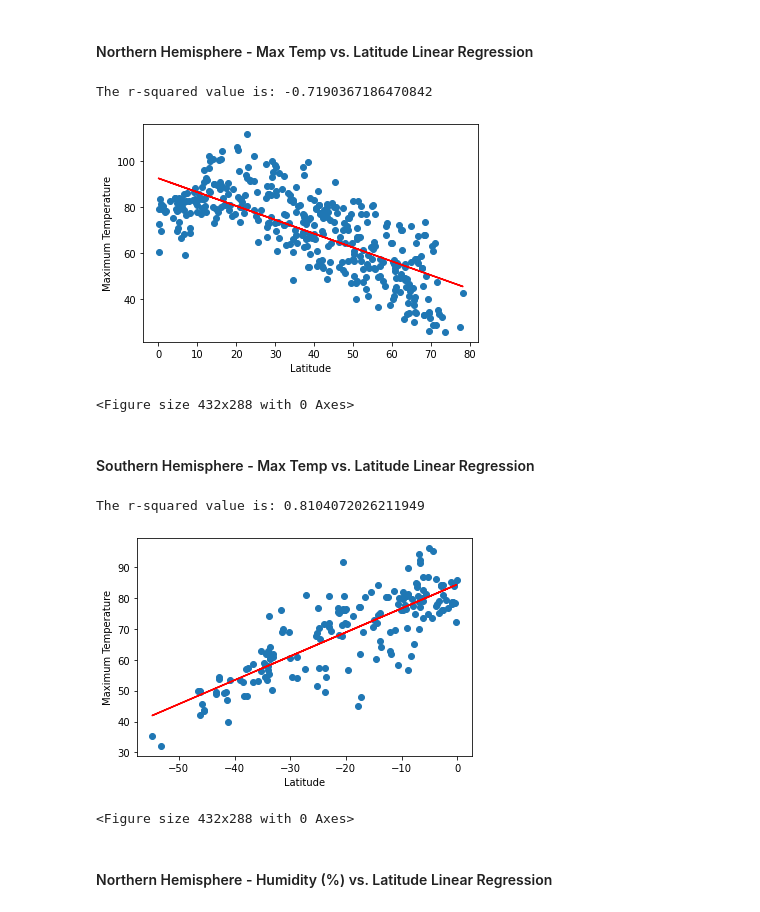
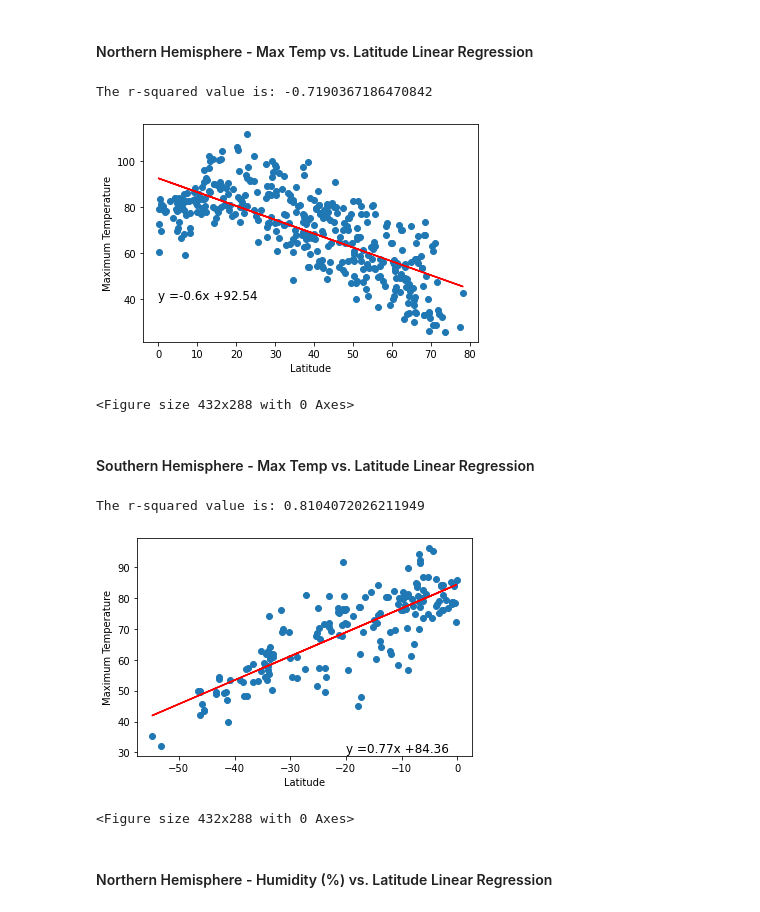
Before and after one commit to jmgeo/API-Challenge, a Jupyter notebook: starter_code/WeatherPy.ipynb, the cells around one changed output. Drawn from its saved outputs; the diff is of its cells as text; code cells hidden in the pictures.

Commit message:
Went back to WeatherPy to try and troubleshoot .png. Tried tight layout. not working. fixed some labeling.

```diff
--- a/starter_code/WeatherPy.ipynb
+++ b/starter_code/WeatherPy.ipynb
@@ -340,25 +340,26 @@ dtype: int64
 ##assign Latitude and Maximum Temperature to x and y and the call the function plotLinearRegression we defined above.
 xlbl = "Latitude"
 ylbl = "Maximum Temperature"
-lblpos = (0,10)
+lblpos = (0,40)
 plotLinearRegression(n_hemisphere_df[xlbl], n_hemisphere_df[ylbl], xlbl, ylbl, lblpos)
+plt.tight_layout()
 plt.savefig("../Images/North_Temp_v_Lat.png")
 # %% [output]
 The r-squared value is: -0.7190367186470842
-[figure, old version]
+[figure, new version]
 <Figure size 432x288 with 0 Axes>
 # %% [markdown]
 ####  Southern Hemisphere - Max Temp vs. Latitude Linear Regression
 # %%
 #since I got the linregress working, copy/paste the code and adjust for the changing tasks
 xlbl = "Latitude"
 ylbl = "Maximum Temperature"
-lblpos = (0,20)
+lblpos = (-20,30)
 plotLinearRegression(s_hemisphere_df[xlbl], s_hemisphere_df[ylbl], xlbl, ylbl, lblpos)
 plt.savefig("../Images/South_Temp_v_Lat.png")
 # %% [output]
 The r-squared value is: 0.8104072026211949
-[figure, old version]
+[figure, new version]
 <Figure size 432x288 with 0 Axes>
 # %% [markdown]
 ####  Northern Hemisphere - Humidity (%) vs. Latitude Linear Regression
```
Also changed, not shown: 1 other file.
